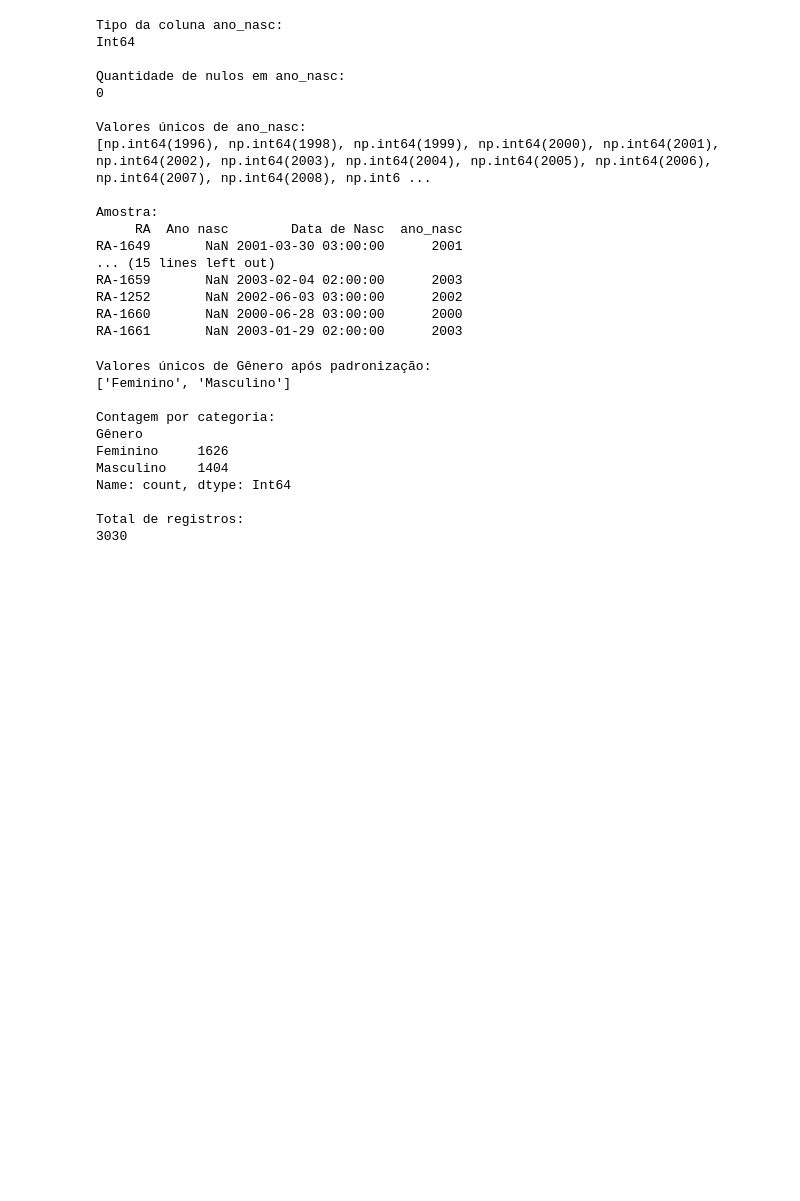
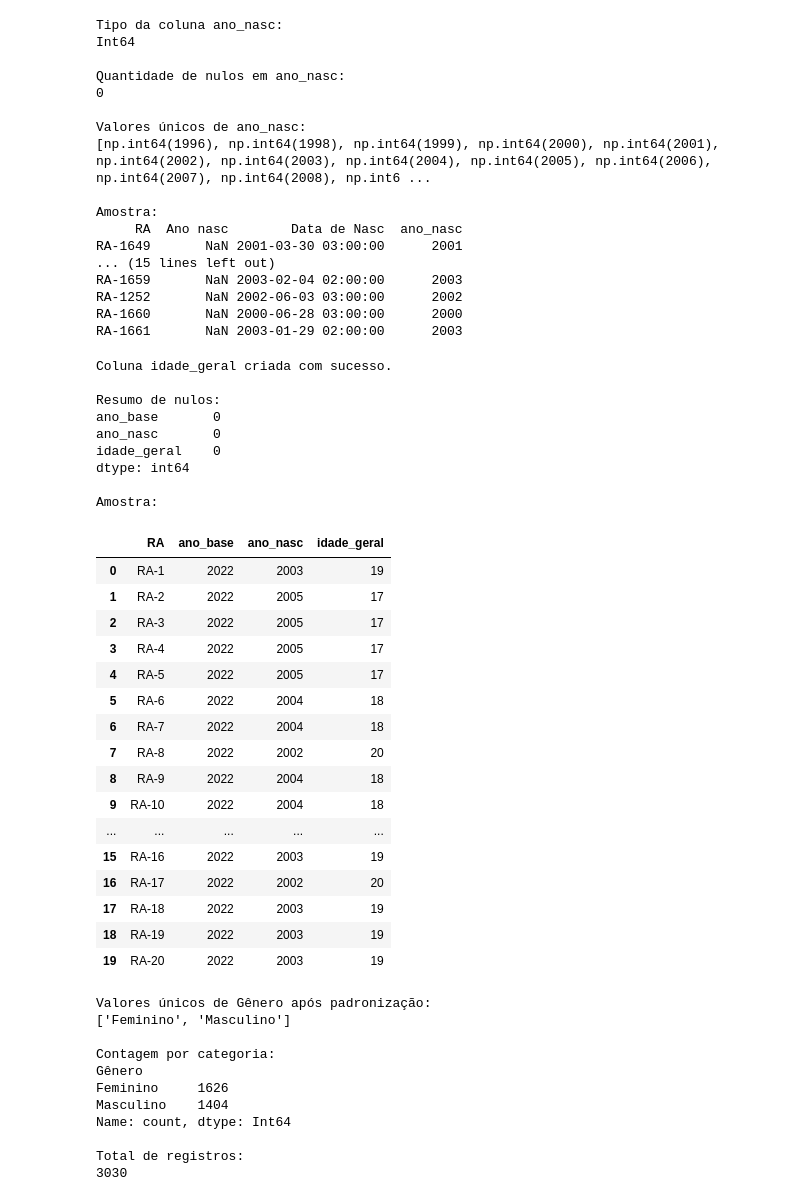
Before and after one commit to tivanello/fase5, a Jupyter notebook: notebooks/fase5_pergunta9_modelo_preditivo_final.ipynb, the cells around one changed output. Cells and saved outputs as stored; diff of their text form; code cells hidden in the pictures; blank space fills up the shorter version.

```diff
--- a/notebooks/fase5_pergunta9_modelo_preditivo_final.ipynb
+++ b/notebooks/fase5_pergunta9_modelo_preditivo_final.ipynb
@@ -216,6 +216,57 @@ RA-1659       NaN 2003-02-04 02:00:00      2003
 RA-1252       NaN 2002-06-03 03:00:00      2002
 RA-1660       NaN 2000-06-28 03:00:00      2000
 RA-1661       NaN 2003-01-29 02:00:00      2003
+# %%
+# ============================================================
+# BLOCO — CRIAR COLUNA idade_geral
+# Objetivo:
+# - Criar a coluna idade_geral com base em:
+#   idade_geral = ano_base - ano_nasc
+# ============================================================
+
+df_fase5 = df_fase5.copy()
+
+df_fase5["ano_base"] = pd.to_numeric(df_fase5["ano_base"], errors="coerce")
+df_fase5["ano_nasc"] = pd.to_numeric(df_fase5["ano_nasc"], errors="coerce")
+
+df_fase5["idade_geral"] = df_fase5["ano_base"] - df_fase5["ano_nasc"]
+
+print("Coluna idade_geral criada com sucesso.")
+
+print("\nResumo de nulos:")
+print(df_fase5[["ano_base", "ano_nasc", "idade_geral"]].isna().sum())
+
+print("\nAmostra:")
+display(
+    df_fase5[["RA", "ano_base", "ano_nasc", "idade_geral"]].head(20)
+)
+# %% [output]
+Coluna idade_geral criada com sucesso.
+
+Resumo de nulos:
+ano_base       0
+ano_nasc       0
+idade_geral    0
+dtype: int64
+
+Amostra:
+|  | RA | ano_base | ano_nasc | idade_geral |
+| 0 | RA-1 | 2022 | 2003 | 19 |
+| 1 | RA-2 | 2022 | 2005 | 17 |
+| 2 | RA-3 | 2022 | 2005 | 17 |
+| 3 | RA-4 | 2022 | 2005 | 17 |
+| 4 | RA-5 | 2022 | 2005 | 17 |
+| 5 | RA-6 | 2022 | 2004 | 18 |
+| 6 | RA-7 | 2022 | 2004 | 18 |
+| 7 | RA-8 | 2022 | 2002 | 20 |
+| 8 | RA-9 | 2022 | 2004 | 18 |
+| 9 | RA-10 | 2022 | 2004 | 18 |
+| ... | ... | ... | ... | ... |
+| 15 | RA-16 | 2022 | 2003 | 19 |
+| 16 | RA-17 | 2022 | 2002 | 20 |
+| 17 | RA-18 | 2022 | 2003 | 19 |
+| 18 | RA-19 | 2022 | 2003 | 19 |
+| 19 | RA-20 | 2022 | 2003 | 19 |
 # %%
 # ============================================================
 # BLOCO 1.X — PADRONIZAR A COLUNA GÊNERO
```
Also changed, not shown: parts of 9 cells of this notebook.
